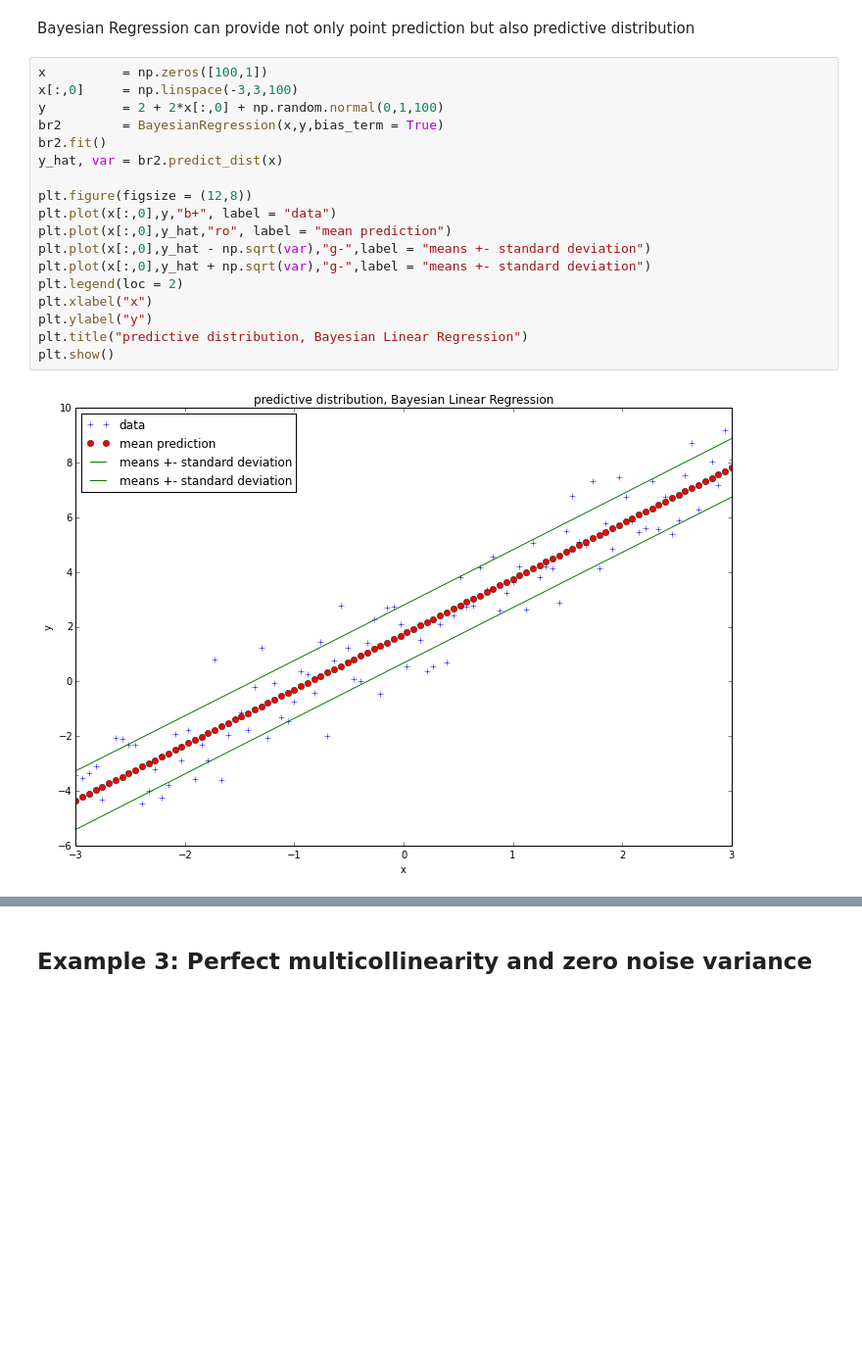
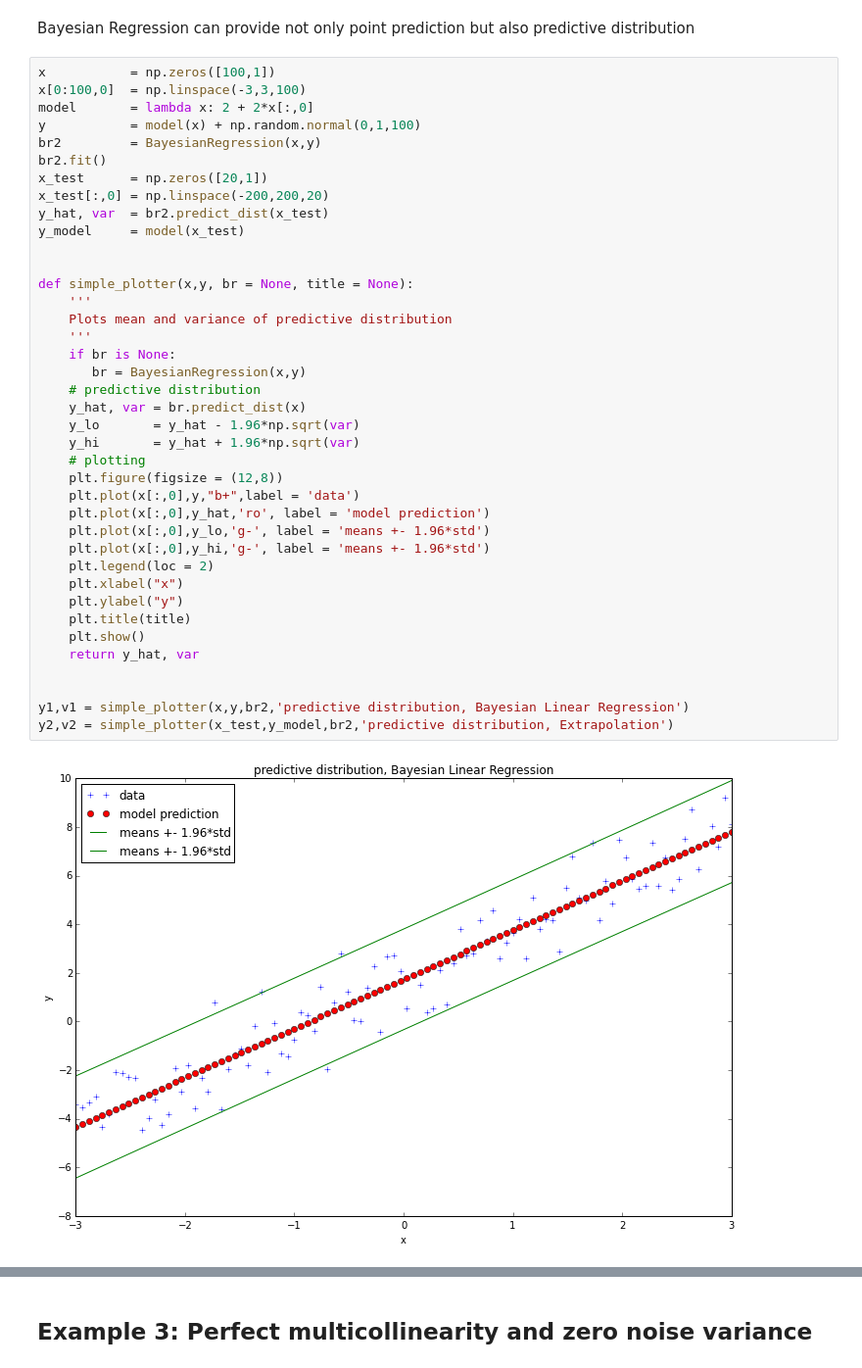
Before and after one commit to AmazaspShumik/sklearn-bayes, a Jupyter notebook: Bayesian Linear Regression/bayesian_regression_demo.ipynb, the cells around one changed output, grey strips where cells are left out. Shown at 98% size. Saved outputs shown, nothing was run; the diff lists cells and outputs as text; blank space fills up the shorter version.

```diff
--- a/Bayesian Linear Regression/bayesian_regression_demo.ipynb
+++ b/Bayesian Linear Regression/bayesian_regression_demo.ipynb
@@ -102,22 +102,43 @@ MSE for OLS 2.35192540703 on test set
 Bayesian Regression can provide not only point prediction but also
 predictive distribution
 # %%
-x          = np.zeros([100,1])
-x[:,0]     = np.linspace(-3,3,100)
-y          = 2 + 2*x[:,0] + np.random.normal(0,1,100)
-br2        = BayesianRegression(x,y,bias_term = True)
+x           = np.zeros([100,1])
+x[0:100,0]  = np.linspace(-3,3,100)
+model       = lambda x: 2 + 2*x[:,0]
+y           = model(x) + np.random.normal(0,1,100)
+br2         = BayesianRegression(x,y)
 br2.fit()
-y_hat, var = br2.predict_dist(x)
+x_test      = np.zeros([20,1])
+x_test[:,0] = np.linspace(-200,200,20)
+y_hat, var  = br2.predict_dist(x_test)
+y_model     = model(x_test)
 
-plt.figure(figsize = (12,8))
-plt.plot(x[:,0],y,"b+", label = "data")
-plt.plot(x[:,0],y_hat,"ro", label = "mean prediction")
-plt.plot(x[:,0],y_hat - np.sqrt(var),"g-",label = "means +- standard deviation")
-plt.plot(x[:,0],y_hat + np.sqrt(var),"g-",label = "means +- standard deviation")
-plt.legend(loc = 2)
-plt.xlabel("x")
-plt.ylabel("y")
-plt.title("predictive distribution, Bayesian Linear Regression")
-plt.show()
+
+def simple_plotter(x,y, br = None, title = None):
+    '''
+    Plots mean and variance of predictive distribution
+    '''
+    if br is None:
+       br = BayesianRegression(x,y)
+    # predictive distribution
+    y_hat, var = br.predict_dist(x)
+    y_lo       = y_hat - 1.96*np.sqrt(var)
+    y_hi       = y_hat + 1.96*np.sqrt(var)
+    # plotting
+    plt.figure(figsize = (12,8))
+    plt.plot(x[:,0],y,"b+",label = 'data')
+    plt.plot(x[:,0],y_hat,'ro', label = 'model prediction')
+    plt.plot(x[:,0],y_lo,'g-', label = 'means +- 1.96*std')
+    plt.plot(x[:,0],y_hi,'g-', label = 'means +- 1.96*std')
+    plt.legend(loc = 2)
+    plt.xlabel("x")
+    plt.ylabel("y")
+    plt.title(title)
+    plt.show()
+    return y_hat, var
+
+
+y1,v1 = simple_plotter(x,y,br2,'predictive distribution, Bayesian Linear Regression')
+y2,v2 = simple_plotter(x_test,y_model,br2,'predictive distribution, Extrapolation')
 # %% [output]
-[figure, old version]
+[figure, new version]
```
Also changed, not shown: parts of 6 cells of this notebook, 1 other file.
